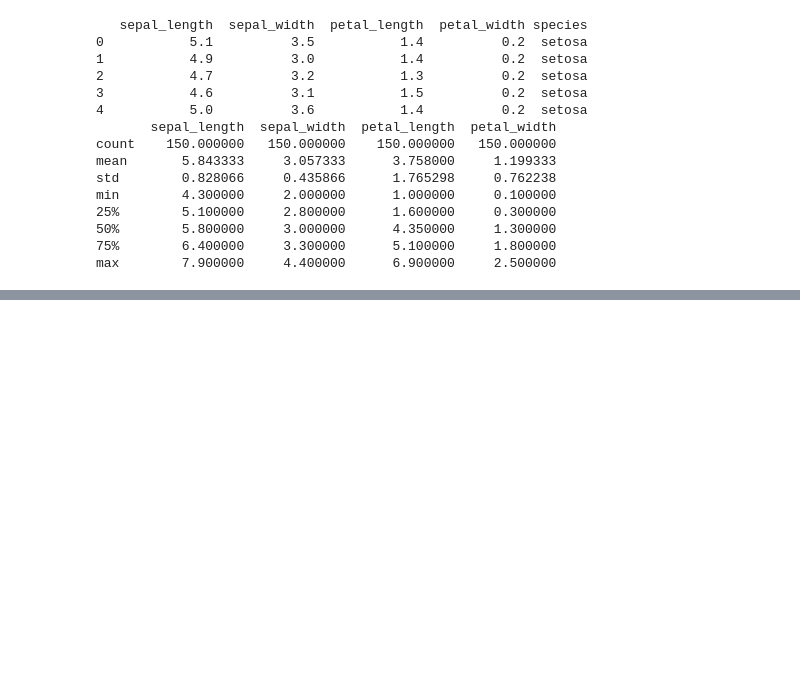
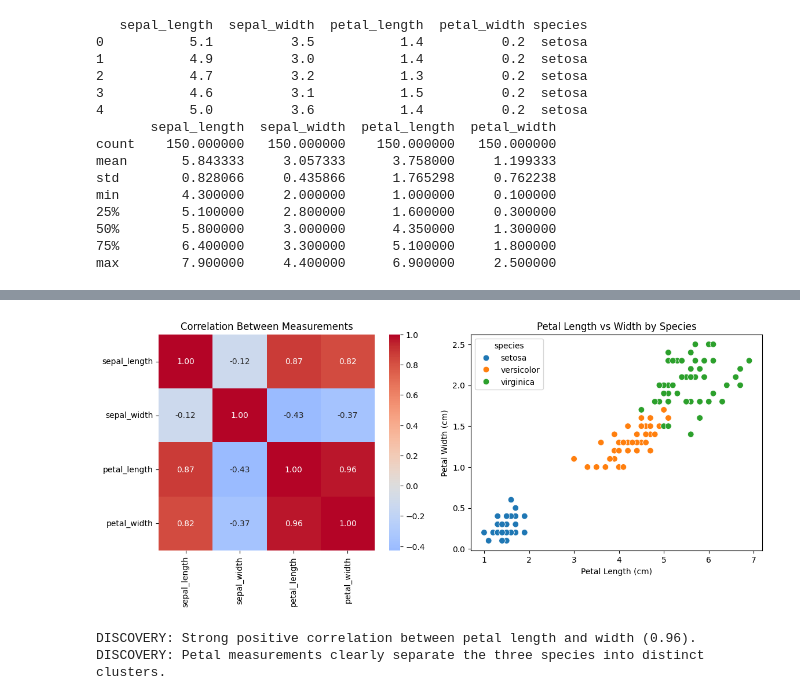
Before and after one commit to cruspy2004/python_scripts_data, a Jupyter notebook: mistakes.ipynb, the cells around one changed output, grey strips where cells are left out. Cells and saved outputs as stored; diff of their text form; code cells hidden in the pictures; blank space fills up the shorter version.

```diff
--- a/mistakes.ipynb
+++ b/mistakes.ipynb
@@ -86,0 +158,27 @@ max        7.900000     4.400000      6.900000     2.500000
+# %%
+# 2. Correlation analysis
+plt.figure(figsize=(12, 5))
+
+# Correlation heatmap
+plt.subplot(1, 2, 1)
+correlation_matrix = iris[measurements].corr()
+sns.heatmap(correlation_matrix, annot=True, cmap='coolwarm', center=0,
+            square=True, fmt='.2f')
+plt.title('Correlation Between Measurements')
+
+# Pairwise relationships
+plt.subplot(1, 2, 2)
+sns.scatterplot(data=iris, x='petal_length', y='petal_width', hue='species', s=60)
+plt.title('Petal Length vs Width by Species')
+plt.xlabel('Petal Length (cm)')
+plt.ylabel('Petal Width (cm)')
+
+plt.tight_layout()
+plt.show()
+
+print("DISCOVERY: Strong positive correlation between petal length and width (0.96).")
+print("DISCOVERY: Petal measurements clearly separate the three species into distinct clusters.")
+# %% [output]
+[figure, added]
+DISCOVERY: Strong positive correlation between petal length and width (0.96).
+DISCOVERY: Petal measurements clearly separate the three species into distinct clusters.
```
Also changed, not shown: parts of 9 cells of this notebook, 11 other files.
